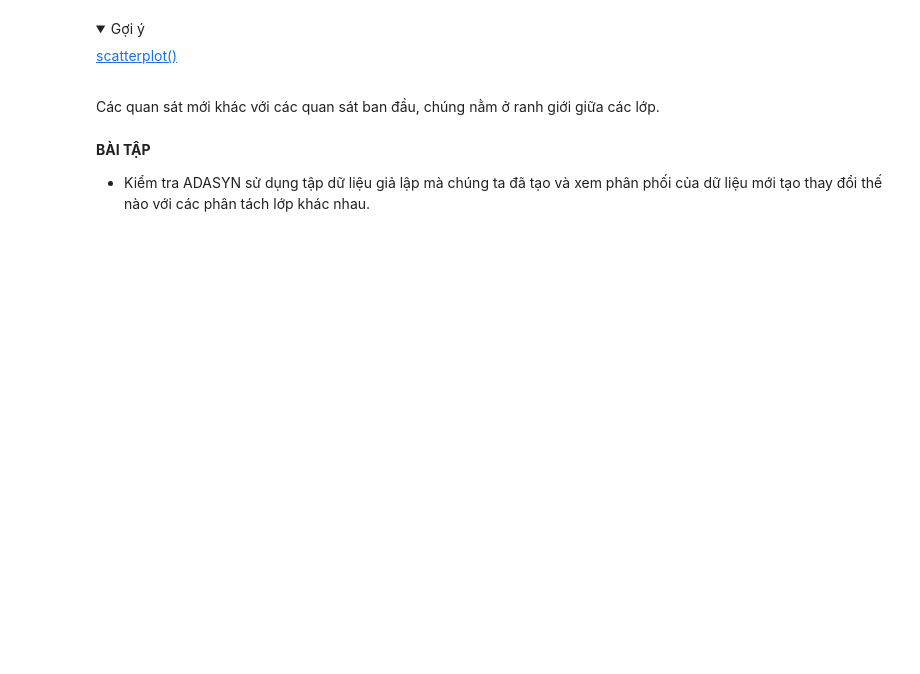
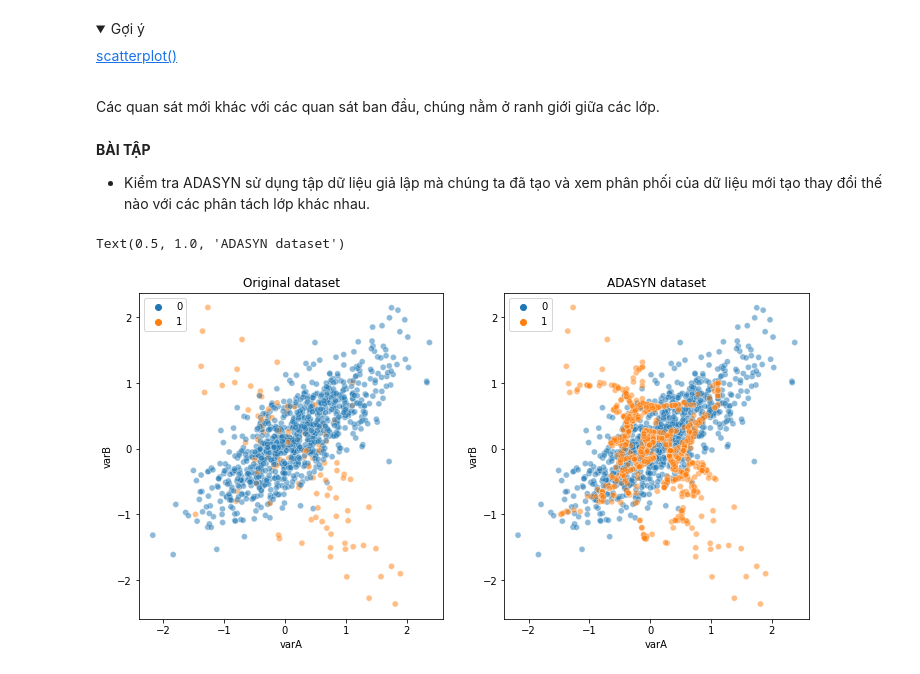
Before and after one commit to ngohongthai/ml-labs, a Jupyter notebook: classification/lab-14-oversampling/[VN]14_3 ADASYN.ipynb, the cells around one changed output. Drawn from its saved outputs; the diff is of its cells as text; code cells hidden in the pictures; folded sections open; blank space fills up the shorter version.

```diff
--- a/classification/lab-14-oversampling/[VN]14_3 ADASYN.ipynb
+++ b/classification/lab-14-oversampling/[VN]14_3 ADASYN.ipynb
@@ -151,3 +151,47 @@ Các quan sát mới khác với các quan sát ban đầu, chúng nằm ở ran
 **BÀI TẬP**
 
 - Kiểm tra ADASYN sử dụng tập dữ liệu giả lập mà chúng ta đã tạo và xem phân phối của dữ liệu mới tạo thay đổi thế nào với các phân tách lớp khác nhau.
+# %%
+from sklearn.datasets import make_classification
+
+def make_data(n_classes, weights, sep):
+
+    # returns arrays
+    X, y = make_classification(n_samples=1000,
+                               n_features=2,
+                               n_classes=n_classes,
+                               n_redundant=0,
+                               n_clusters_per_class=1,
+                               weights=weights,
+                               class_sep=sep,  # các lớp phân tách thế nào
+                               random_state=1)
+
+    # biến đổi mảng thành pandas df và series
+    X = pd.DataFrame(X, columns=['varA', 'varB'])
+    y = pd.Series(y)
+
+    return X, y
+
+X, y = make_data(
+    n_classes=2, # phân loại nhị phân
+    weights=[0.90], # không cân bằng, 10:1
+    sep=0.2, # khả năng phân tách lớp
+)
+
+ada = ADASYN(
+    sampling_strategy='auto',  # chỉ lấy mẫu lớp thiểu số
+    random_state=0,  # khả năng tái lặp
+    n_neighbors=5,
+    n_jobs=None
+)
+
+X_res, y_res = ada.fit_resample(X, y)
+
+fig, ax = plt.subplots(1, 2, figsize=(12, 6))
+ax0 = sns.scatterplot(data=X, x="varA", y="varB", hue=y, ax=ax[0], alpha=0.5)
+ax0.set_title('Original dataset')
+ax1 = sns.scatterplot(data=X_res, x="varA", y="varB", hue=y_res, ax=ax[1], alpha=0.5)
+ax1.set_title('ADASYN dataset')
+# %% [output]
+Text(0.5, 1.0, 'ADASYN dataset')
+[figure, added]
```
Also changed, not shown: parts of 7 cells of this notebook.
